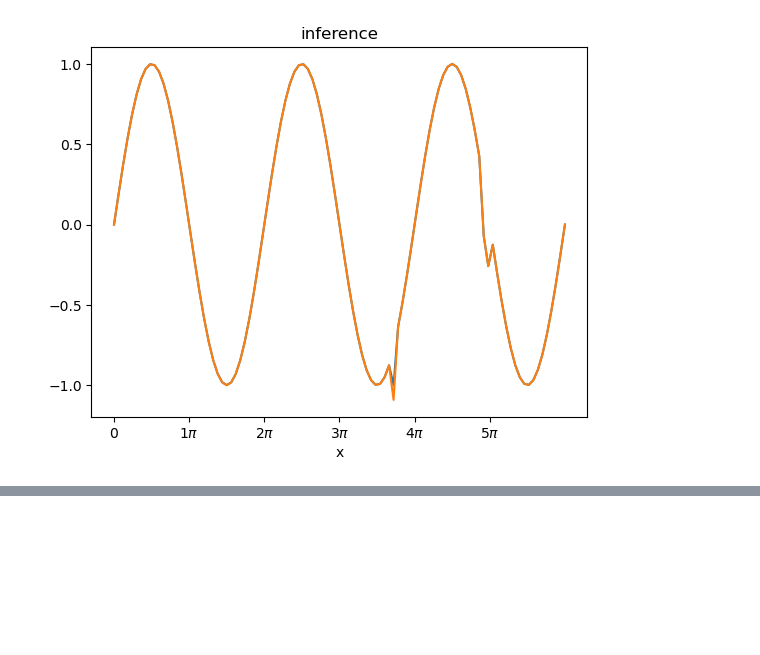
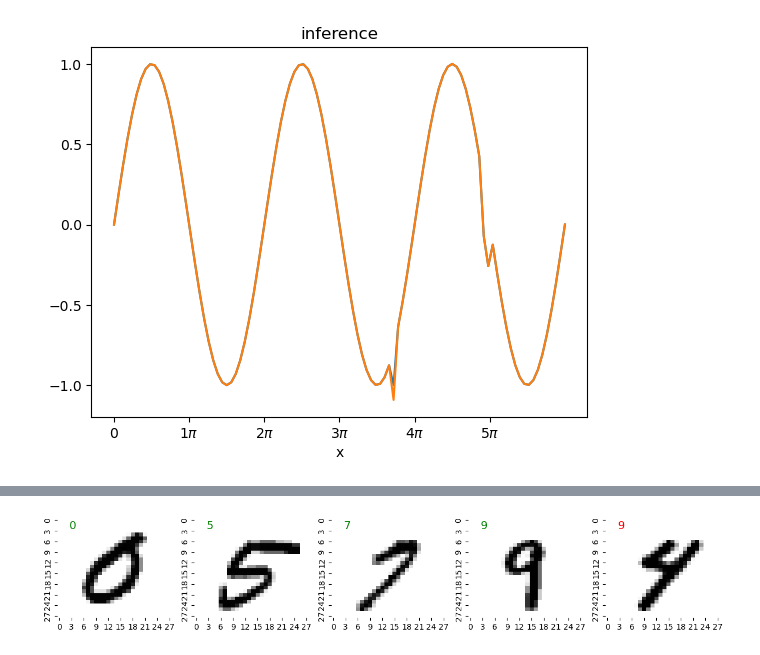
Before and after one commit to dHuberYoumans/neural_networks, a Jupyter notebook: simple_models/simple_models.ipynb, the cells around one changed output, grey strips where cells are left out. Cells and saved outputs as stored; diff of their text form; code cells hidden in the pictures; blank space fills up the shorter version.

```diff
--- a/simple_models/simple_models.ipynb
+++ b/simple_models/simple_models.ipynb
@@ -392,0 +657,23 @@ plt.plot(t,y.flatten());
+# %%
+# INFERENCE
+prep_for_inference = transforms.Compose([
+    transforms.Lambda(lambda x: x.to(device)), # send to device
+    transforms.Lambda(lambda x: x.unsqueeze(dim=0)),  # add batch dim
+    transforms.Lambda(lambda x: model(x)), # predict
+    transforms.Lambda(lambda x: x.detach()), # detach
+    transforms.Lambda(lambda x: x.to('cpu')), # send to cpu
+    transforms.Lambda(lambda x: x.flatten()), # flatten
+    transforms.Lambda(lambda x: x.argmax().item()), # argmax
+])
+
+y_true = [val_set[i][1] for i in range(len(val_set))] # true targets: list[int]
+y_hat =  [prep_for_inference(val_set[i][0]) for i in range(len(val_set))] # prediction: list[int]
+# %%
+fig = plt.figure(figsize=(15,5))
+for i in range(1,6):
+    plt.subplot(2,5,i)
+    sns.heatmap(val_set[i][0].squeeze(0),cmap='gray_r',cbar=False)
+    color = 'g' if y_batch[i] == y_true[i] else 'r'
+    plt.text(x=3,y=3,s=f'{y_batch[i]}',color=color,fontsize=14)
+# %% [output]
+[figure, added]
```
Also changed, not shown: parts of 12 cells of this notebook.
